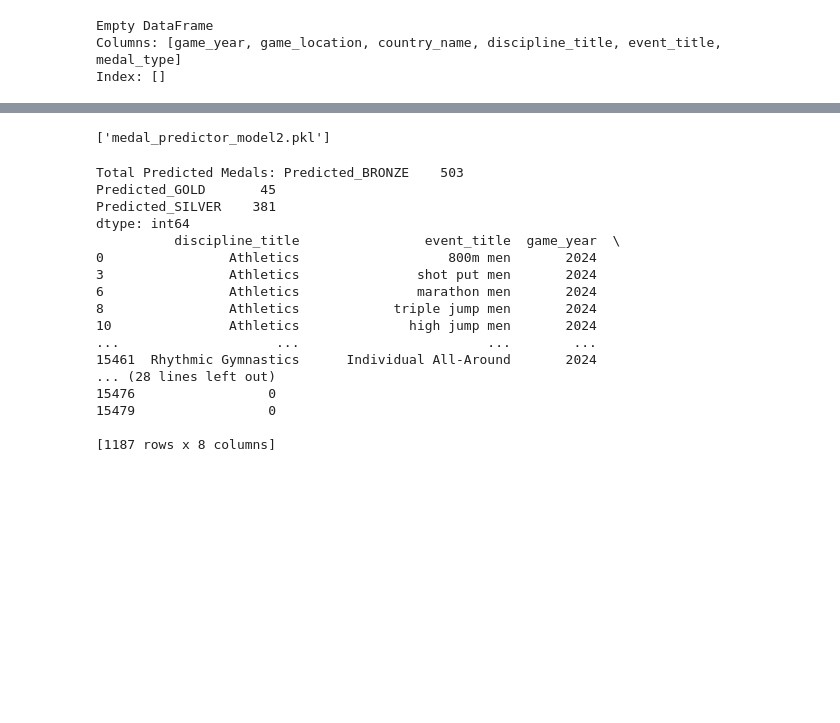
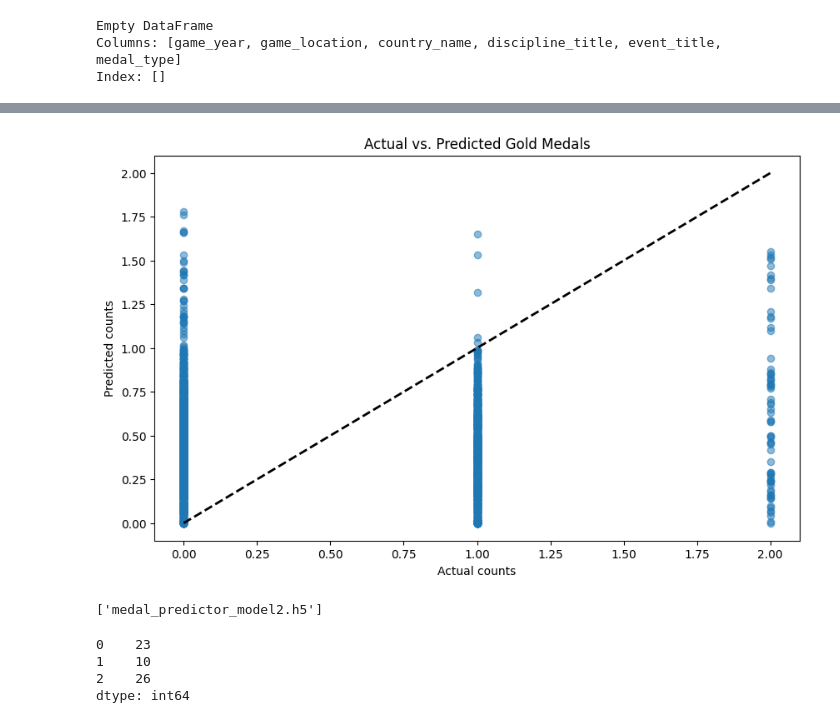
Before and after one commit to zbrwkq/Hackaton-4, a Jupyter notebook: machin_learning.ipynb, the cells around one changed output, grey strips where cells are left out. Saved outputs shown, nothing was run; the diff lists cells and outputs as text; code cells hidden in the pictures; blank space fills up the shorter version.

```diff
--- a/machin_learning.ipynb
+++ b/machin_learning.ipynb
@@ -527,15 +689,31 @@ Pipeline(steps=[('encoder',
+# %%
+import matplotlib.pyplot as plt
+
+# Assume y_test and y_pred are for 'GOLD' medals
+plt.figure(figsize=(10, 6))
+plt.scatter(y_test['GOLD'], y_pred[:,0], alpha=0.5)  # y_pred[:,0] if y_pred is a multi-output prediction
+plt.title('Actual vs. Predicted Gold Medals')
+plt.xlabel('Actual counts')
+plt.ylabel('Predicted counts')
+plt.plot([y_test['GOLD'].min(), y_test['GOLD'].max()], [y_test['GOLD'].min(), y_test['GOLD'].max()], 'k--', lw=2)
+plt.show()
+# %% [output]
+[figure, added]
 # %%
 # Save the model to a file
-joblib.dump(pipeline, 'medal_predictor_model2.pkl')
+joblib.dump(model, 'medal_predictor_model2.h5')
 # %% [output]
-['medal_predictor_model2.pkl']
+['medal_predictor_model2.h5']
 # %%
 import pandas as pd
 from sqlalchemy import create_engine
 import joblib
 
 # Load the model
-model2 = joblib.load('medal_predictor_model2.pkl')
+model2 = joblib.load('medal_predictor_model2.h5')
+
+# Load the saved encoder
+loaded_encoder = joblib.load('encoder2.h5')
 
 # Database connection
 DATABASE_URL = 'mysql+pymysql://360556_root:hackathonipssi*@mysql-hackathonipssi.alwaysdata.net/hackathonipssi_mia4'
@@ -554,39 +732,39 @@ AND h.game_season = 'Summer'
 """
 df_test2 = pd.read_sql(query, con=engine)
 df_test2.drop_duplicates(subset=['discipline_title', 'event_title'], inplace=True)
+
 # Assuming the need to add these constant columns to align with the trained model
 df_test2['game_year'] = 2024
 df_test2['game_location'] = 'France'
 df_test2['country_name'] = 'France'
 df_test2
-# Making predictions
-predictions = model2.predict(df_test2[['game_year', 'game_location', 'country_name', 'discipline_title', 'event_title']])
-df_test2['Predicted_BRONZE'], df_test2['Predicted_GOLD'], df_test2['Predicted_SILVER'] = predictions.transpose()
 
-# Summing up the predictions to get the total predicted medals for each type
-df_test2['Predicted_BRONZE'] = df_test2['Predicted_BRONZE'].round().astype(int)
-df_test2['Predicted_GOLD'] = df_test2['Predicted_GOLD'].round().astype(int)
-df_test2['Predicted_SILVER'] = df_test2['Predicted_SILVER'].round().astype(int)
-total_medals = df_test2[['Predicted_BRONZE', 'Predicted_GOLD', 'Predicted_SILVER']].sum()
-print("Total Predicted Medals:", total_medals)
+# Columns for one-hot encoding
+categorical_cols = ['game_year', 'game_location', 'country_name', 'discipline_title', 'event_title']
 
-# If you want to see the detailed predictions alongside the events
-print(df_test2)
+# Filter the DataFrame to include only the necessary columns for encoding
+df_categorical = df_test2[categorical_cols]
+
+# Transform the categorical data
+df_encoded = loaded_encoder.transform(df_categorical)
+df_encoded
+
+# Now df_test2_encoded is ready for prediction
+predictions = model2.predict(df_encoded)
+# Assuming 'predictions' is a DataFrame resulting from a model prediction
+predictions = pd.DataFrame(predictions)
+
+# Round the predictions and convert to integers
+# predictions = predictions.round().astype(int)
+# Assuming 'predictions' is a DataFrame and you want to apply the transformation to a column named 'score'
+predictions[0] = predictions[0].apply(lambda x: 1 if x >= 1 else 0)
+predictions[1] = predictions[1].apply(lambda x: 1 if x >= 1 else 0)
+predictions[2] = predictions[2].apply(lambda x: 1 if x >= 1 else 0)
+
+# Display the adjusted predictions
+predictions.sum()
 # %% [output]
-Total Predicted Medals: Predicted_BRONZE    503
-Predicted_GOLD       45
-Predicted_SILVER    381
+0    23
+1    10
+2    26
 dtype: int64
-          discipline_title                event_title  game_year  \
-0                Athletics                   800m men       2024
-3                Athletics               shot put men       2024
-6                Athletics               marathon men       2024
-8                Athletics            triple jump men       2024
-10               Athletics              high jump men       2024
-...                    ...                        ...        ...
-15461  Rhythmic Gymnastics      Individual All-Around       2024
-... (28 lines left out)
-15476                 0
-15479                 0
-
-[1187 rows x 8 columns]
```
Also changed, not shown: parts of 28 cells of this notebook, 5 other files.
